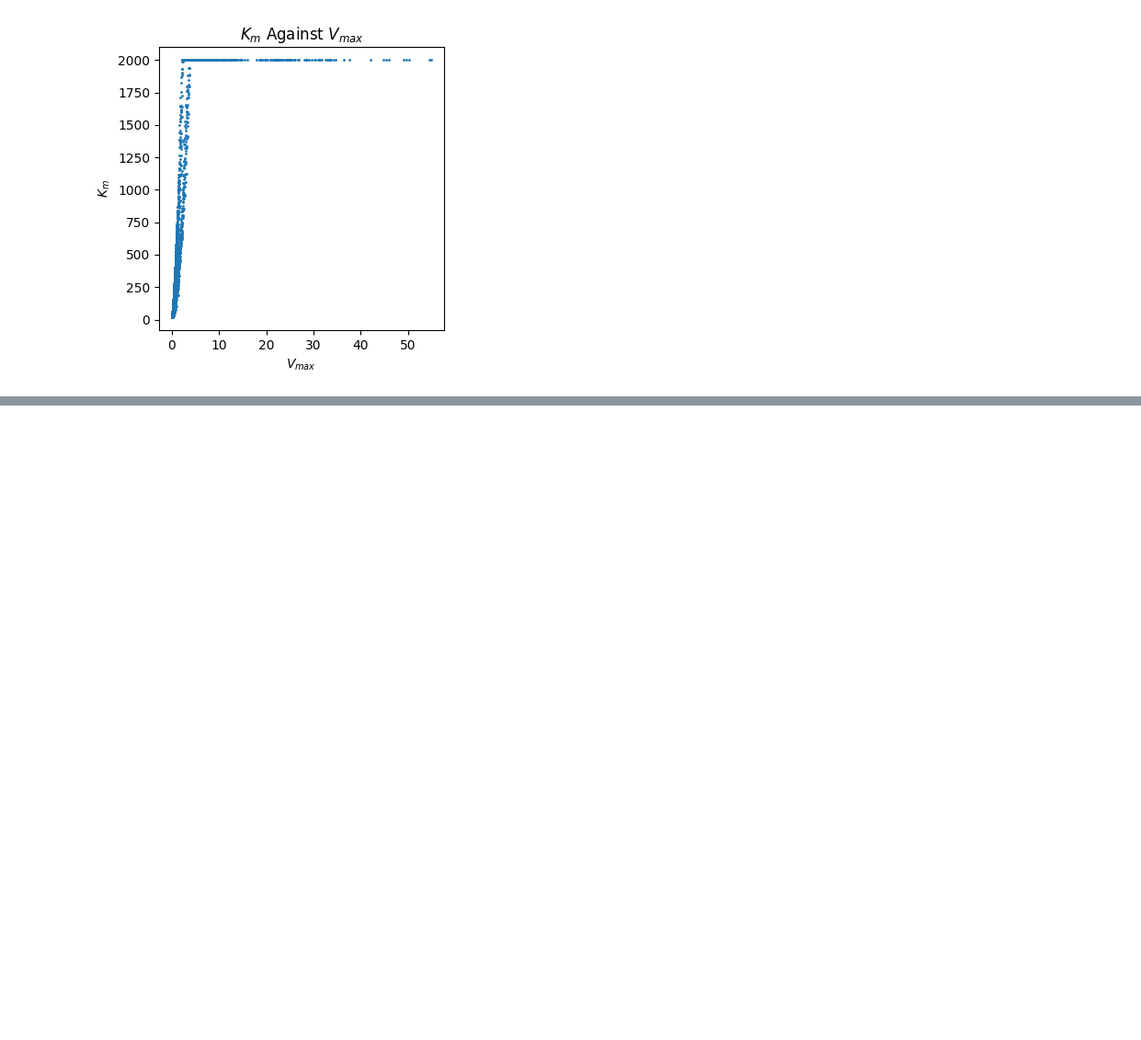
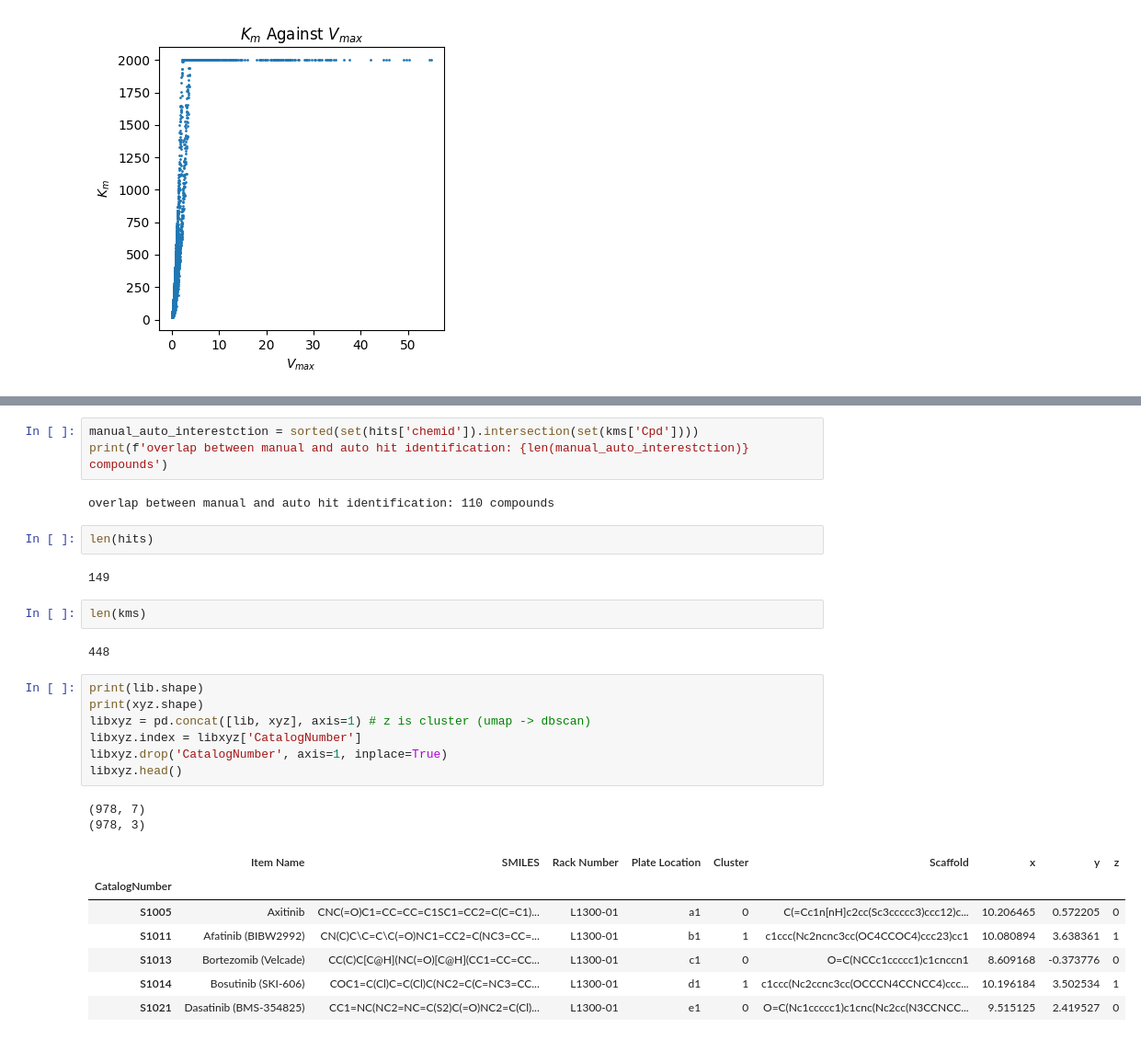
Before and after one commit to TrellixVulnTeam/screening-fist_OO2T, a Jupyter notebook: nb/screening-data.ipynb, the cells around one changed output, grey strips where cells are left out. Shown at 92% size. Drawn from its saved outputs; the diff is of its cells as text; blank space fills up the shorter version.

```diff
--- a/nb/screening-data.ipynb
+++ b/nb/screening-data.ipynb
@@ -351,0 +368,30 @@ print(kms.to_markdown(index=False))
+# %%
+manual_auto_interestction = sorted(set(hits['chemid']).intersection(set(kms['Cpd'])))
+print(f'overlap between manual and auto hit identification: {len(manual_auto_interestction)} compounds')
+# %% [output]
+overlap between manual and auto hit identification: 110 compounds
+# %%
+len(hits)
+# %% [output]
+149
+# %%
+len(kms)
+# %% [output]
+448
+# %%
+print(lib.shape)
+print(xyz.shape)
+libxyz = pd.concat([lib, xyz], axis=1) # z is cluster (umap -> dbscan)
+libxyz.index = libxyz['CatalogNumber']
+libxyz.drop('CatalogNumber', axis=1, inplace=True)
+libxyz.head()
+# %% [output]
+(978, 7)
+(978, 3)
+|  | Item Name | SMILES | Rack Number | Plate Location | Cluster | Scaffold | x | y | z |
+| CatalogNumber |  |  |  |  |  |  |  |  |  |
+| S1005 | Axitinib | CNC(=O)C1=CC=CC=C1SC1=CC2=C(C=C1)... | L1300-01 | a1 | 0 | C(=Cc1n[nH]c2cc(Sc3ccccc3)ccc12)c... | 10.206465 | 0.572205 | 0 |
+| S1011 | Afatinib (BIBW2992) | CN(C)C\C=C\C(=O)NC1=CC2=C(NC3=CC=... | L1300-01 | b1 | 1 | c1ccc(Nc2ncnc3cc(OC4CCOC4)ccc23)cc1 | 10.080894 | 3.638361 | 1 |
+| S1013 | Bortezomib (Velcade) | CC(C)C[C@H](NC(=O)[C@H](CC1=CC=CC... | L1300-01 | c1 | 0 | O=C(NCCc1ccccc1)c1cnccn1 | 8.609168 | -0.373776 | 0 |
+| S1014 | Bosutinib (SKI-606) | COC1=C(Cl)C=C(Cl)C(NC2=C(C=NC3=CC... | L1300-01 | d1 | 1 | c1ccc(Nc2ccnc3cc(OCCCN4CCNCC4)ccc... | 10.196184 | 3.502534 | 1 |
+| S1021 | Dasatinib (BMS-354825) | CC1=NC(NC2=NC=C(S2)C(=O)NC2=C(Cl)... | L1300-01 | e1 | 0 | O=C(Nc1ccccc1)c1cnc(Nc2cc(N3CCNCC... | 9.515125 | 2.419527 | 0 |
```
Also changed, not shown: parts of 9 cells of this notebook, 1 other file.
